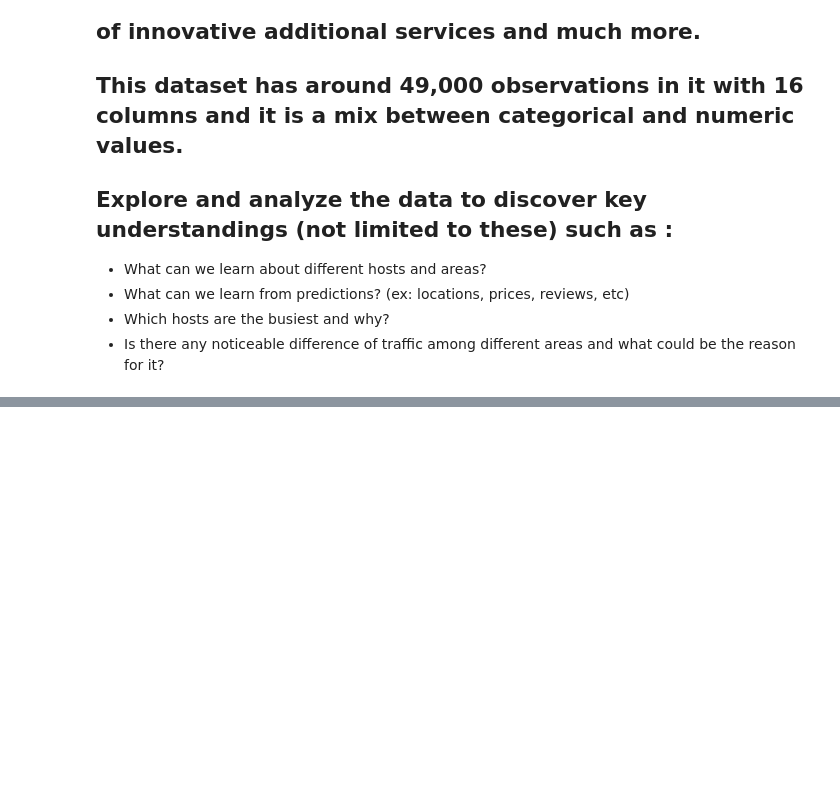
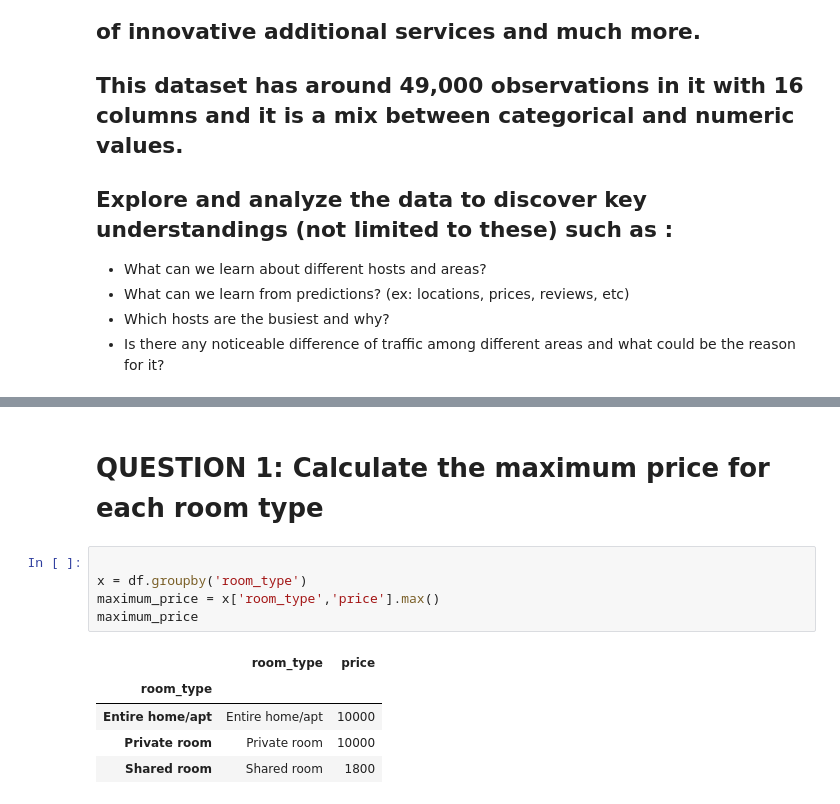
Before and after one commit to vedanttule134/Airbnb-Booking-Analysis, a Jupyter notebook: Airbnb_Bookings_Analysis_Capstone_Project.ipynb, the cells around one changed output, grey strips where cells are left out. Cells and saved outputs as stored; diff of their text form; blank space fills up the shorter version.

```diff
--- a/Airbnb_Bookings_Analysis_Capstone_Project.ipynb
+++ b/Airbnb_Bookings_Analysis_Capstone_Project.ipynb
@@ -12,0 +105,13 @@
+# %% [markdown]
+# **QUESTION 1: Calculate the maximum price for each room type**
+# %%
+
+x = df.groupby('room_type')
+maximum_price = x['room_type','price'].max()
+maximum_price
+# %% [output]
+|  | room_type | price |
+| room_type |  |  |
+| Entire home/apt | Entire home/apt | 10000 |
+| Private room | Private room | 10000 |
+| Shared room | Shared room | 1800 |
```
Also changed, not shown: parts of 11 cells of this notebook.
